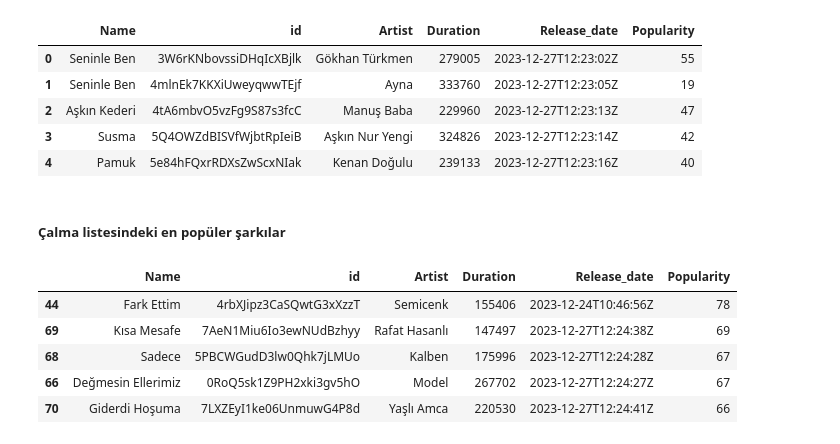
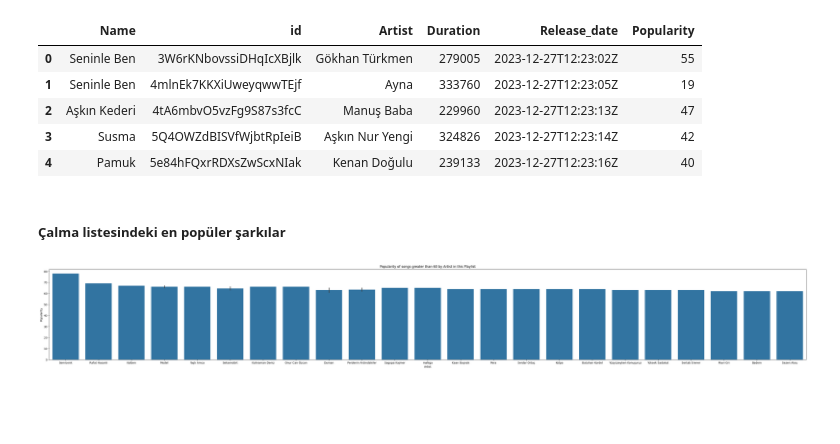
Before and after one commit to iremcakcak5/book-api-project, a Jupyter notebook: main.ipynb, the cells around one changed output. Saved outputs shown, nothing was run; the diff lists cells and outputs as text; code cells hidden in the pictures; blank space fills up the shorter version.

```diff
--- a/main.ipynb
+++ b/main.ipynb
@@ -166,14 +170,3 @@ spotify.head()
 | 4 | Pamuk | 5e84hFQxrRDXsZwScxNIak | Kenan Doğulu | 239133 | 2023-12-27T12:23:16Z | 40 |
 # %% [markdown]
 ##### Çalma listesindeki en popüler şarkılar
-# %%
-high_po = spotify.loc[ spotify ['Popularity' ] >= 60 ].sort_values( by =[ 'Popularity' ] ,ascending = False)
-
-high_po.head()
-# %% [output]
-|  | Name | id | Artist | Duration | Release_date | Popularity |
-| 44 | Fark Ettim | 4rbXJipz3CaSQwtG3xXzzT | Semicenk | 155406 | 2023-12-24T10:46:56Z | 78 |
-| 69 | Kısa Mesafe | 7AeN1Miu6Io3ewNUdBzhyy | Rafat Hasanlı | 147497 | 2023-12-27T12:24:38Z | 69 |
-| 68 | Sadece | 5PBCWGudD3lw0Qhk7jLMUo | Kalben | 175996 | 2023-12-27T12:24:28Z | 67 |
-| 66 | Değmesin Ellerimiz | 0RoQ5sk1Z9PH2xki3gv5hO | Model | 267702 | 2023-12-27T12:24:27Z | 67 |
-| 70 | Giderdi Hoşuma | 7LXZEyI1ke06UnmuwG4P8d | Yaşlı Amca | 220530 | 2023-12-27T12:24:41Z | 66 |
@@ -181,0 +173,12 @@ fig=px.scatter(spotify,x)
+# %%
+#Bu Çalma Listesindeki Sanatçıya göre 60'tan büyük şarkıların popülaritesi
+high_po = spotify.loc[ spotify ['Popularity' ] >= 60 ].sort_values( by =[ 'Popularity' ] ,ascending = False)
+
+plt.figure(figsize=(50, 6))
+sns.barplot(x='Artist', y='Popularity', data=high_po)
+plt.title('Popularity of songs greater than 60 by Artist in this Playlist')
+plt.xlabel('Artist')
+plt.ylabel('Popularity')
+plt.show()
+# %% [output]
+[figure, added]
```
Also changed, not shown: parts of 6 cells of this notebook, 2 other files.
